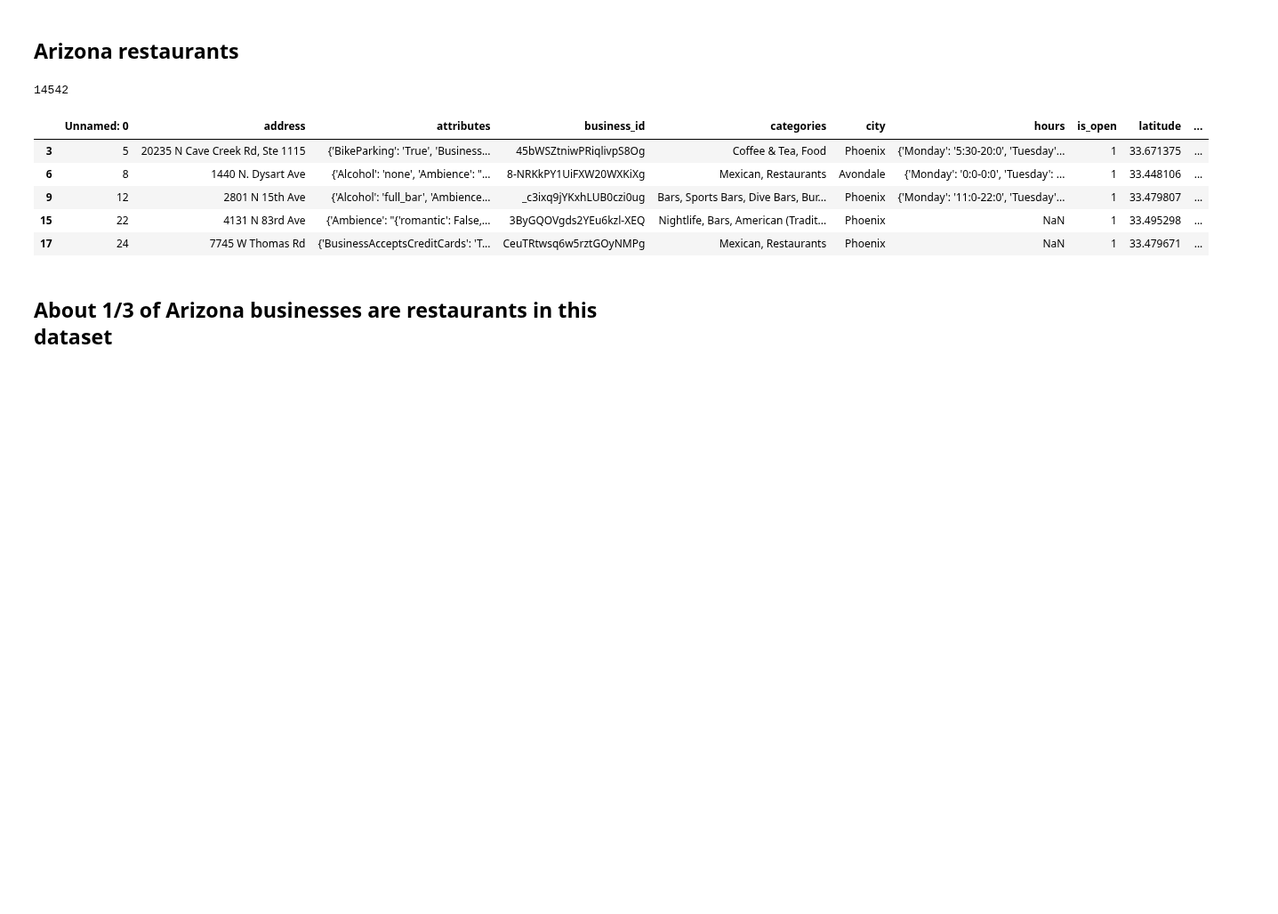
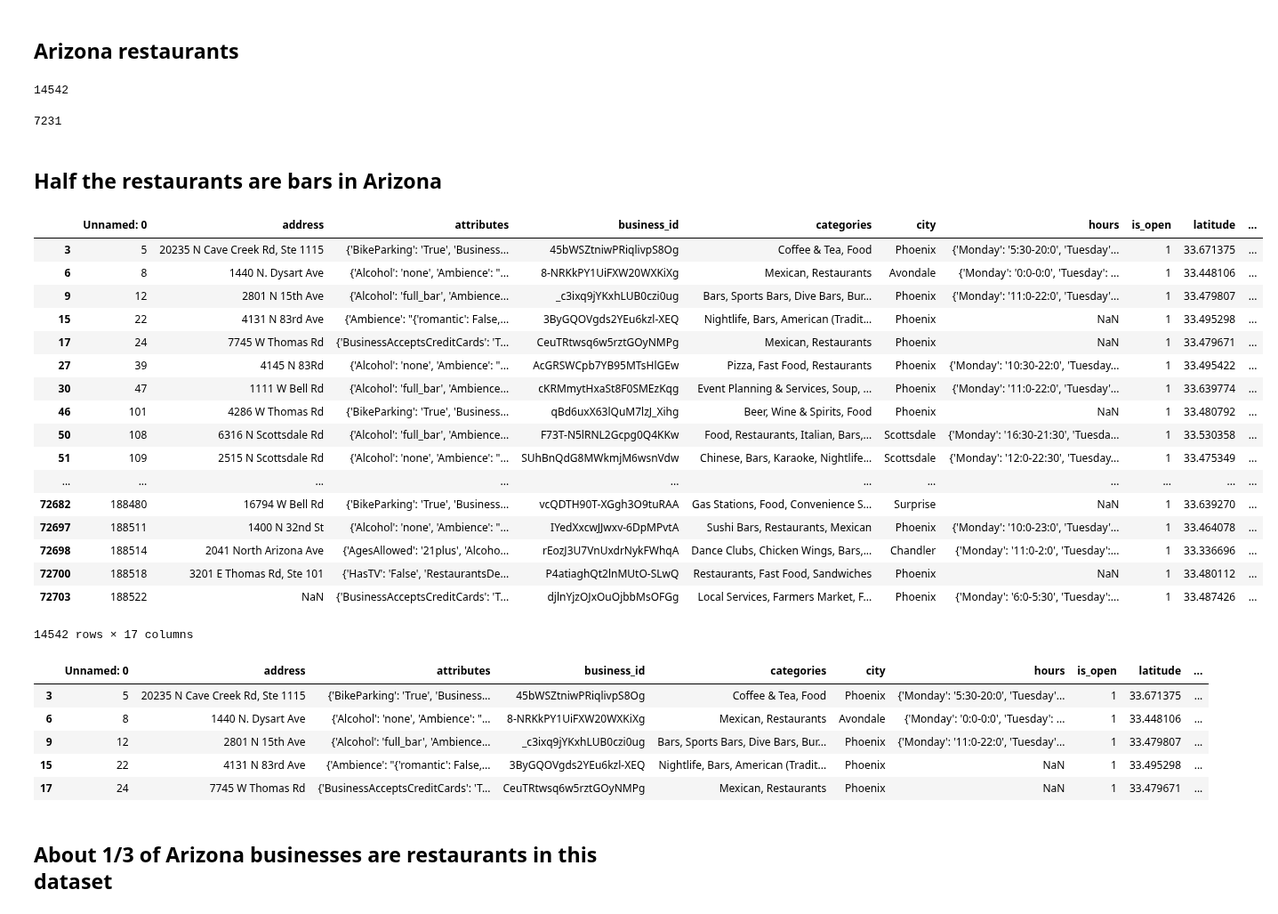
Before and after one commit to AstroBoy1/yelp-datasetchallenge, a Jupyter notebook: Statistics.ipynb, the cells around one changed output. Shown at 89% size. Saved outputs shown, nothing was run; the diff lists cells and outputs as text; code cells hidden in the pictures; blank space fills up the shorter version.

```diff
--- a/Statistics.ipynb
+++ b/Statistics.ipynb
@@ -124,3 +152,30 @@ len(az_restaurants_df)
+# %%
+len(az_bars_df)
+# %% [output]
+7231
+# %% [markdown]
+## Half the restaurants are bars in Arizona
+# %%
+az_restaurants_df
+# %% [output]
+|  | Unnamed: 0 | address | attributes | business_id | categories | city | hours | is_open | latitude | ... |
+| 3 | 5 | 20235 N Cave Creek Rd, Ste 1115 | {'BikeParking': 'True', 'Business... | 45bWSZtniwPRiqlivpS8Og | Coffee & Tea, Food | Phoenix | {'Monday': '5:30-20:0', 'Tuesday'... | 1 | 33.671375 | ... |
+| 6 | 8 | 1440 N. Dysart Ave | {'Alcohol': 'none', 'Ambience': "... | 8-NRKkPY1UiFXW20WXKiXg | Mexican, Restaurants | Avondale | {'Monday': '0:0-0:0', 'Tuesday': ... | 1 | 33.448106 | ... |
+| 9 | 12 | 2801 N 15th Ave | {'Alcohol': 'full_bar', 'Ambience... | _c3ixq9jYKxhLUB0czi0ug | Bars, Sports Bars, Dive Bars, Bur... | Phoenix | {'Monday': '11:0-22:0', 'Tuesday'... | 1 | 33.479807 | ... |
+| 15 | 22 | 4131 N 83rd Ave | {'Ambience': "{'romantic': False,... | 3ByGQOVgds2YEu6kzl-XEQ | Nightlife, Bars, American (Tradit... | Phoenix | NaN | 1 | 33.495298 | ... |
+| 17 | 24 | 7745 W Thomas Rd | {'BusinessAcceptsCreditCards': 'T... | CeuTRtwsq6w5rztGOyNMPg | Mexican, Restaurants | Phoenix | NaN | 1 | 33.479671 | ... |
+| 27 | 39 | 4145 N 83Rd | {'Alcohol': 'none', 'Ambience': "... | AcGRSWCpb7YB95MTsHlGEw | Pizza, Fast Food, Restaurants | Phoenix | {'Monday': '10:30-22:0', 'Tuesday... | 1 | 33.495422 | ... |
+| 30 | 47 | 1111 W Bell Rd | {'Alcohol': 'full_bar', 'Ambience... | cKRMmytHxaSt8F0SMEzKqg | Event Planning & Services, Soup, ... | Phoenix | {'Monday': '11:0-22:0', 'Tuesday'... | 1 | 33.639774 | ... |
+| 46 | 101 | 4286 W Thomas Rd | {'BikeParking': 'True', 'Business... | qBd6uxX63lQuM7lzJ_Xihg | Beer, Wine & Spirits, Food | Phoenix | NaN | 1 | 33.480792 | ... |
+| 50 | 108 | 6316 N Scottsdale Rd | {'Alcohol': 'full_bar', 'Ambience... | F73T-N5lRNL2Gcpg0Q4KKw | Food, Restaurants, Italian, Bars,... | Scottsdale | {'Monday': '16:30-21:30', 'Tuesda... | 1 | 33.530358 | ... |
+| 51 | 109 | 2515 N Scottsdale Rd | {'Alcohol': 'none', 'Ambience': "... | SUhBnQdG8MWkmjM6wsnVdw | Chinese, Bars, Karaoke, Nightlife... | Scottsdale | {'Monday': '12:0-22:30', 'Tuesday... | 1 | 33.475349 | ... |
+| ... | ... | ... | ... | ... | ... | ... | ... | ... | ... | ... |
+| 72682 | 188480 | 16794 W Bell Rd | {'BikeParking': 'True', 'Business... | vcQDTH90T-XGgh3O9tuRAA | Gas Stations, Food, Convenience S... | Surprise | NaN | 1 | 33.639270 | ... |
+| 72697 | 188511 | 1400 N 32nd St | {'Alcohol': 'none', 'Ambience': "... | IYedXxcwJJwxv-6DpMPvtA | Sushi Bars, Restaurants, Mexican | Phoenix | {'Monday': '10:0-23:0', 'Tuesday'... | 1 | 33.464078 | ... |
+| 72698 | 188514 | 2041 North Arizona Ave | {'AgesAllowed': '21plus', 'Alcoho... | rEozJ3U7VnUxdrNykFWhqA | Dance Clubs, Chicken Wings, Bars,... | Chandler | {'Monday': '11:0-2:0', 'Tuesday':... | 1 | 33.336696 | ... |
+| 72700 | 188518 | 3201 E Thomas Rd, Ste 101 | {'HasTV': 'False', 'RestaurantsDe... | P4atiaghQt2lnMUtO-SLwQ | Restaurants, Fast Food, Sandwiches | Phoenix | NaN | 1 | 33.480112 | ... |
+| 72703 | 188522 | NaN | {'BusinessAcceptsCreditCards': 'T... | djlnYjzOJxOuOjbbMsOFGg | Local Services, Farmers Market, F... | Phoenix | {'Monday': '6:0-5:30', 'Tuesday':... | 1 | 33.487426 | ... |
+14542 rows × 17 columns
 # %%
 az_restaurants_df.head()
 # %% [output]
```
Also changed, not shown: parts of 8 cells of this notebook, 1 other file.
